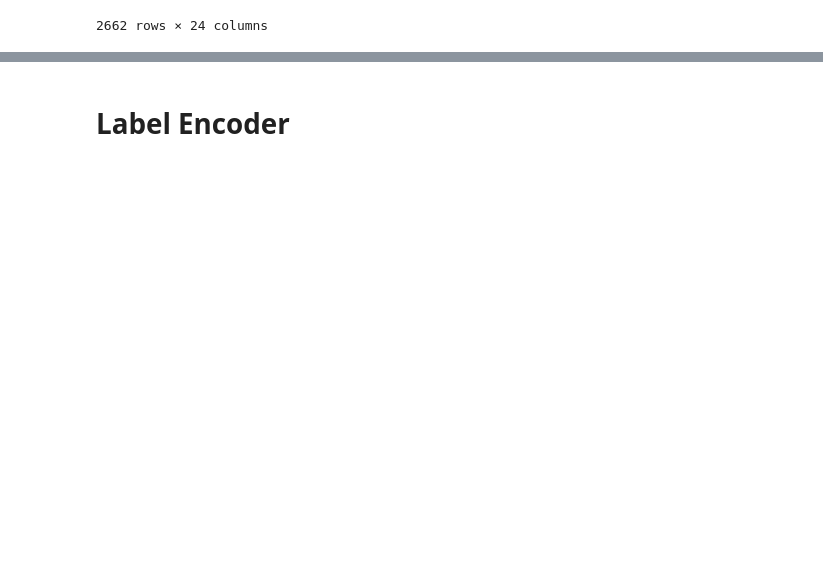
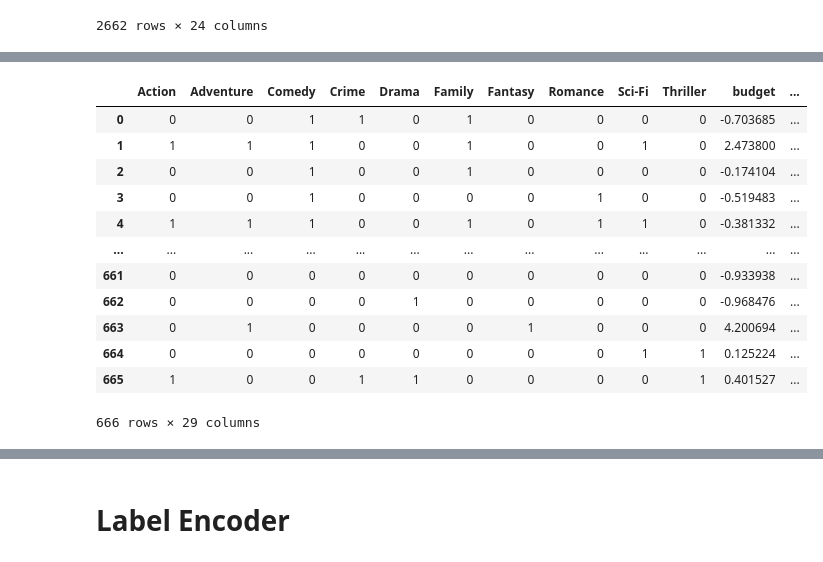
Before and after one commit to 36kp/module-16-project, a Jupyter notebook: src/imdb_analysis.ipynb, the cells around one changed output, grey strips where cells are left out. Drawn from its saved outputs; the diff is of its cells as text; code cells hidden in the pictures; blank space fills up the shorter version.

```diff
--- a/src/imdb_analysis.ipynb
+++ b/src/imdb_analysis.ipynb
@@ -74,3 +173,20 @@ X_train
+# %%
+X_test =  X_test.drop(columns='Mystery')
+X_test
+# %% [output]
+|  | Action | Adventure | Comedy | Crime | Drama | Family | Fantasy | Romance | Sci-Fi | Thriller | budget | ... |
+| 0 | 0 | 0 | 1 | 1 | 0 | 1 | 0 | 0 | 0 | 0 | -0.703685 | ... |
+| 1 | 1 | 1 | 1 | 0 | 0 | 1 | 0 | 0 | 1 | 0 | 2.473800 | ... |
+| 2 | 0 | 0 | 1 | 0 | 0 | 1 | 0 | 0 | 0 | 0 | -0.174104 | ... |
+| 3 | 0 | 0 | 1 | 0 | 0 | 0 | 0 | 1 | 0 | 0 | -0.519483 | ... |
+| 4 | 1 | 1 | 1 | 0 | 0 | 1 | 0 | 1 | 1 | 0 | -0.381332 | ... |
+| ... | ... | ... | ... | ... | ... | ... | ... | ... | ... | ... | ... | ... |
+| 661 | 0 | 0 | 0 | 0 | 0 | 0 | 0 | 0 | 0 | 0 | -0.933938 | ... |
+| 662 | 0 | 0 | 0 | 0 | 1 | 0 | 0 | 0 | 0 | 0 | -0.968476 | ... |
+| 663 | 0 | 1 | 0 | 0 | 0 | 0 | 1 | 0 | 0 | 0 | 4.200694 | ... |
+| 664 | 0 | 0 | 0 | 0 | 0 | 0 | 0 | 0 | 1 | 1 | 0.125224 | ... |
+| 665 | 1 | 0 | 0 | 1 | 1 | 0 | 0 | 0 | 0 | 1 | 0.401527 | ... |
+666 rows × 29 columns
 # %%
 X_train.info()
 # %% [output]
```
Also changed, not shown: parts of 38 cells of this notebook.
